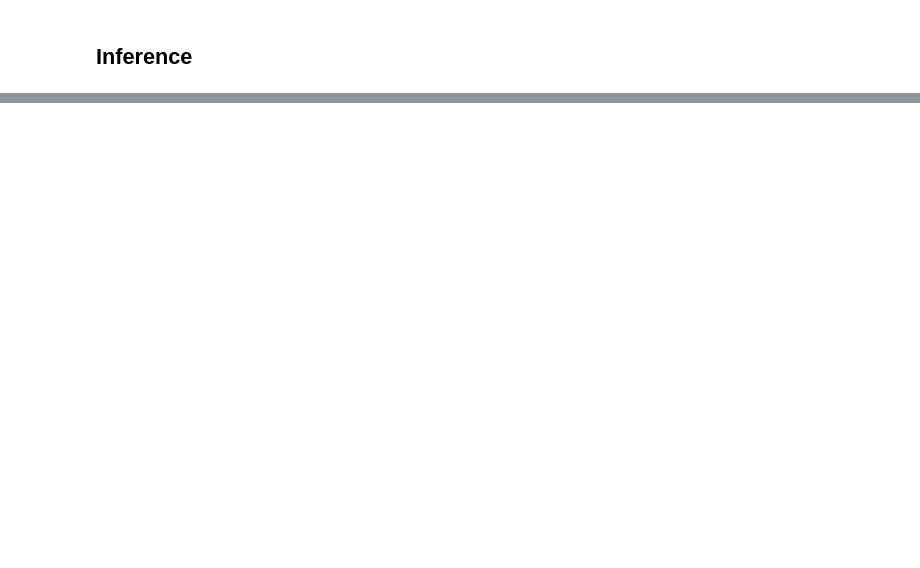
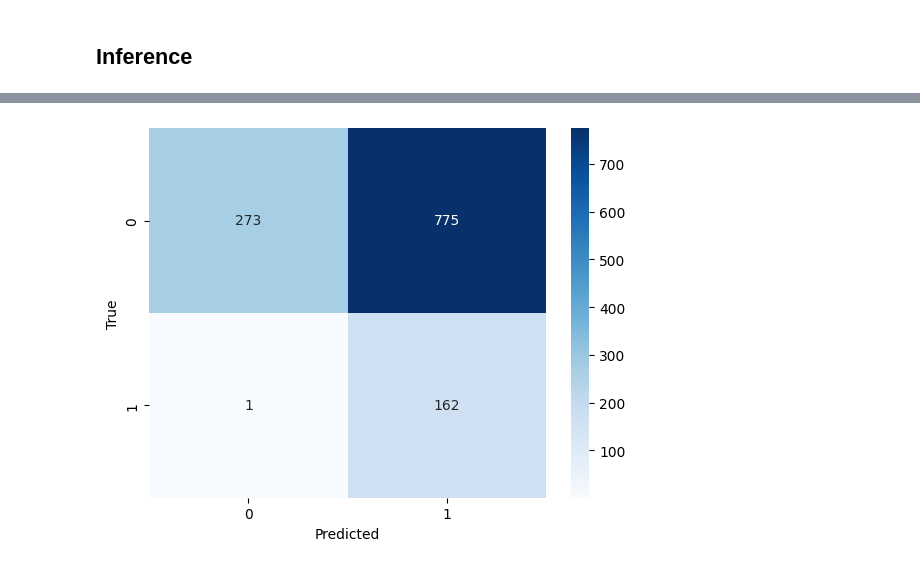
Before and after one commit to Pikurrot/MED-GIA, a Jupyter notebook: AnomalyDetection/inference.ipynb, the cells around one changed output, grey strips where cells are left out. Cells and saved outputs as stored; diff of their text form; code cells hidden in the pictures; blank space fills up the shorter version.

```diff
--- a/AnomalyDetection/inference.ipynb
+++ b/AnomalyDetection/inference.ipynb
@@ -69,0 +127,25 @@ reconstructed_image_np.shape
+# %%
+from utils import HelicoDatasetClassification
+from torch.utils.data import DataLoader
+from tqdm import tqdm
+
+dataset = HelicoDatasetClassification()
+dataloader = DataLoader(dataset, batch_size=128, shuffle=False)
+
+red_fracs = []
+labels = []
+for batch in tqdm(dataloader):
+	b_orig_images = batch[0].to(device)
+	b_labels = batch[1].to(device)
+	with torch.no_grad():
+		reco_images = model(b_orig_images)
+
+	for i in range(len(b_orig_images)):
+		red_fracs.append(check_red_fraction(
+			b_orig_images[i].permute(1, 2, 0).cpu().numpy(),
+			reco_images[i].permute(1, 2, 0).cpu().numpy(),
+			0.5,
+			return_value=True
+		))
+	labels.extend(b_labels.cpu().numpy())
+labels = np.array(labels)
@@ -69,0 +184,11 @@ reconstructed_image_np.shape
+# %%
+# confusion matrix
+cm = confusion_matrix(labels, predictions)
+
+import seaborn as sns
+sns.heatmap(cm, annot=True, fmt='d', cmap='Blues')
+plt.xlabel('Predicted')
+plt.ylabel('True')
+plt.show()
+# %% [output]
+[figure, added]
```
Also changed, not shown: parts of 11 cells of this notebook.
